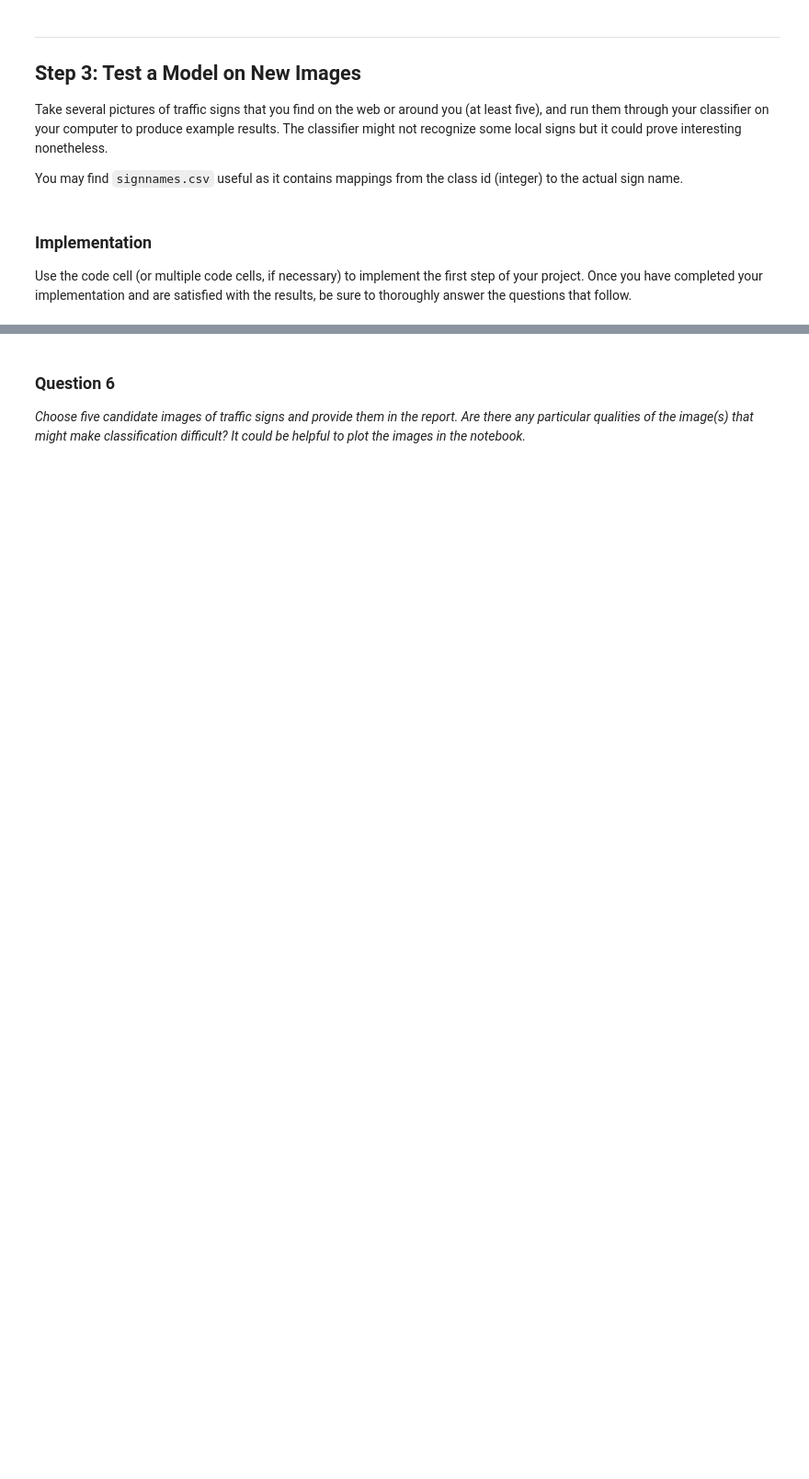
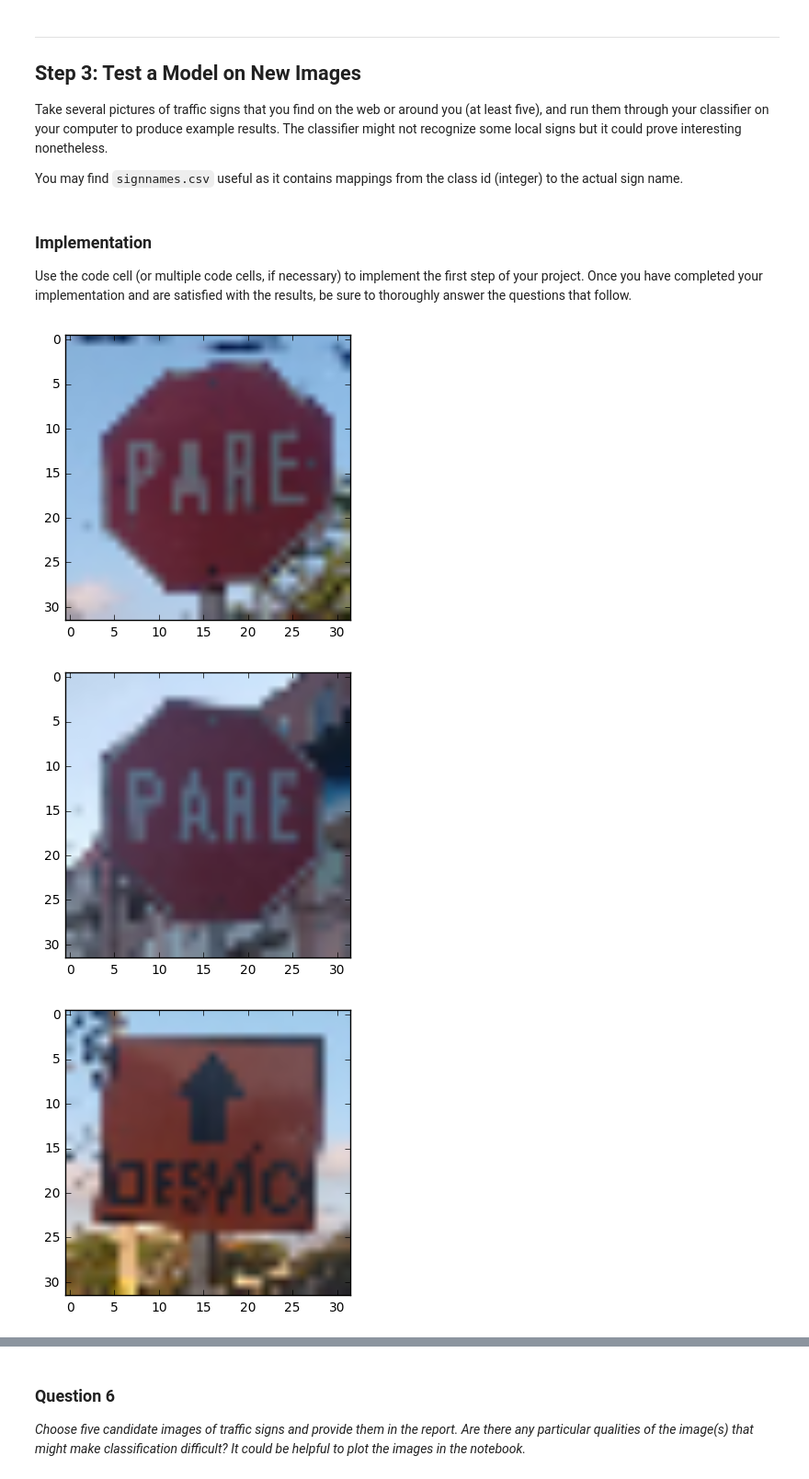
Before and after one commit to eldarial/traffic_sign_project_keras, a Jupyter notebook: Traffic_Sign_Classifier.ipynb, the cells around one changed output, grey strips where cells are left out. Shown at 92% size. Cells and saved outputs as stored; diff of their text form; code cells hidden in the pictures; blank space fills up the shorter version.

```diff
--- a/Traffic_Sign_Classifier.ipynb
+++ b/Traffic_Sign_Classifier.ipynb
@@ -262,3 +544,28 @@ Use the code cell (or multiple code cells, if necessary) to implement the first
 # %%
 ### Load the images and plot them here.
 ### Feel free to use as many code cells as needed.
+# %%
+def load_image(image_path):
+    mat_im = cv2.imread(image_path)
+    mat_im = cv2.resize(mat_im,(32,32))
+    mat_im = cv2.cvtColor(mat_im, cv2.COLOR_BGR2RGB)
+    return mat_im
+# %%
+list_files = ['imbaq0.jpg',
+              'imbaq1.jpg',
+              'imbaq2.jpg',
+              'imbaq3.png',
+              'imbaq4.png']
+
+colombian_images = np.zeros(shape=(5,32,32,3))
+k = 0
+for im_path in list_files:
+    im_traffic = load_image(im_path)
+    colombian_images[k] = im_traffic
+    plt.figure()
+    plt.imshow(im_traffic)
+    k += 1
+# %% [output]
+[figure, added]
+[figure, added]
+[figure, added]
```
Also changed, not shown: parts of 40 cells of this notebook.
